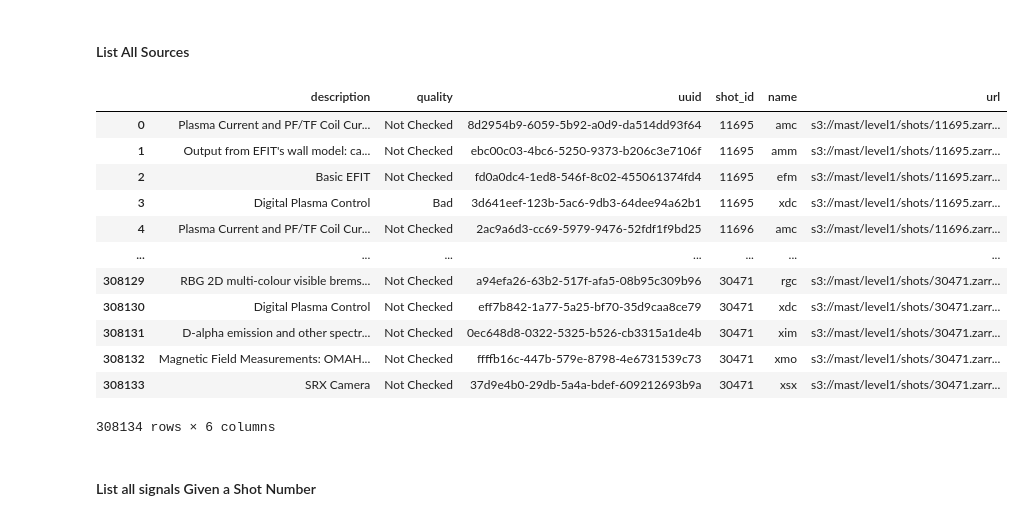
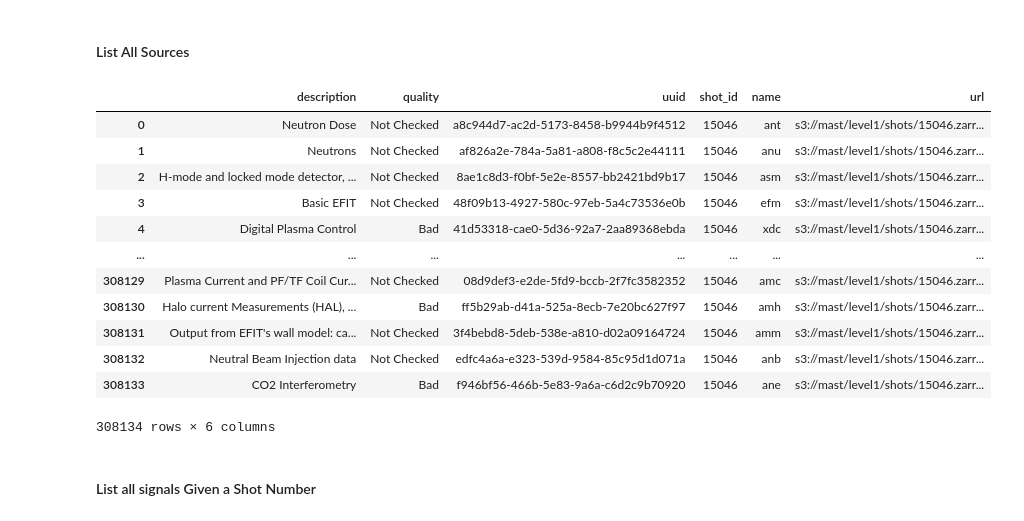
Before and after one commit to ukaea/fair-mast, a Jupyter notebook: src/api/static/_build/jupyter_execute/quickstart.ipynb, the cells around one changed output. Cells and saved outputs as stored; diff of their text form; code cells hidden in the pictures.

```diff
--- a/src/api/static/_build/jupyter_execute/quickstart.ipynb
+++ b/src/api/static/_build/jupyter_execute/quickstart.ipynb
@@ -53,21 +53,21 @@ shots_df
 # %% [markdown]
 #### List All Sources
 # %%
-sources_df = catalog.index_sources.read()
+sources_df = catalog.index.level1.sources.read()
 sources_df
 # %% [output]
 |  | description | quality | uuid | shot_id | name | url |
-| 0 | Plasma Current and PF/TF Coil Cur... | Not Checked | 8d2954b9-6059-5b92-a0d9-da514dd93f64 | 11695 | amc | s3://mast/level1/shots/11695.zarr... |
-| 1 | Output from EFIT's wall model: ca... | Not Checked | ebc00c03-4bc6-5250-9373-b206c3e7106f | 11695 | amm | s3://mast/level1/shots/11695.zarr... |
-| 2 | Basic EFIT | Not Checked | fd0a0dc4-1ed8-546f-8c02-455061374fd4 | 11695 | efm | s3://mast/level1/shots/11695.zarr... |
-| 3 | Digital Plasma Control | Bad | 3d641eef-123b-5ac6-9db3-64dee94a62b1 | 11695 | xdc | s3://mast/level1/shots/11695.zarr... |
-| 4 | Plasma Current and PF/TF Coil Cur... | Not Checked | 2ac9a6d3-cc69-5979-9476-52fdf1f9bd25 | 11696 | amc | s3://mast/level1/shots/11696.zarr... |
+| 0 | Neutron Dose | Not Checked | a8c944d7-ac2d-5173-8458-b9944b9f4512 | 15046 | ant | s3://mast/level1/shots/15046.zarr... |
+| 1 | Neutrons | Not Checked | af826a2e-784a-5a81-a808-f8c5c2e44111 | 15046 | anu | s3://mast/level1/shots/15046.zarr... |
+| 2 | H-mode and locked mode detector, ... | Not Checked | 8ae1c8d3-f0bf-5e2e-8557-bb2421bd9b17 | 15046 | asm | s3://mast/level1/shots/15046.zarr... |
+| 3 | Basic EFIT | Not Checked | 48f09b13-4927-580c-97eb-5a4c73536e0b | 15046 | efm | s3://mast/level1/shots/15046.zarr... |
+| 4 | Digital Plasma Control | Bad | 41d53318-cae0-5d36-92a7-2aa89368ebda | 15046 | xdc | s3://mast/level1/shots/15046.zarr... |
 | ... | ... | ... | ... | ... | ... | ... |
-| 308129 | RBG 2D multi-colour visible brems... | Not Checked | a94efa26-63b2-517f-afa5-08b95c309b96 | 30471 | rgc | s3://mast/level1/shots/30471.zarr... |
-| 308130 | Digital Plasma Control | Not Checked | eff7b842-1a77-5a25-bf70-35d9caa8ce79 | 30471 | xdc | s3://mast/level1/shots/30471.zarr... |
-| 308131 | D-alpha emission and other spectr... | Not Checked | 0ec648d8-0322-5325-b526-cb3315a1de4b | 30471 | xim | s3://mast/level1/shots/30471.zarr... |
-| 308132 | Magnetic Field Measurements: OMAH... | Not Checked | ffffb16c-447b-579e-8798-4e6731539c73 | 30471 | xmo | s3://mast/level1/shots/30471.zarr... |
-| 308133 | SRX Camera | Not Checked | 37d9e4b0-29db-5a4a-bdef-609212693b9a | 30471 | xsx | s3://mast/level1/shots/30471.zarr... |
+| 308129 | Plasma Current and PF/TF Coil Cur... | Not Checked | 08d9def3-e2de-5fd9-bccb-2f7fc3582352 | 15046 | amc | s3://mast/level1/shots/15046.zarr... |
+| 308130 | Halo current Measurements (HAL), ... | Bad | ff5b29ab-d41a-525a-8ecb-7e20bc627f97 | 15046 | amh | s3://mast/level1/shots/15046.zarr... |
+| 308131 | Output from EFIT's wall model: ca... | Not Checked | 3f4bebd8-5deb-538e-a810-d02a09164724 | 15046 | amm | s3://mast/level1/shots/15046.zarr... |
+| 308132 | Neutral Beam Injection data | Not Checked | edfc4a6a-e323-539d-9584-85c95d1d071a | 15046 | anb | s3://mast/level1/shots/15046.zarr... |
+| 308133 | CO2 Interferometry | Bad | f946bf56-466b-5e83-9a6a-c6d2c9b70920 | 15046 | ane | s3://mast/level1/shots/15046.zarr... |
 308134 rows × 6 columns
 # %% [markdown]
 #### List all signals Given a Shot Number
```
Also changed, not shown: parts of 5 cells of this notebook, 43 other files.
